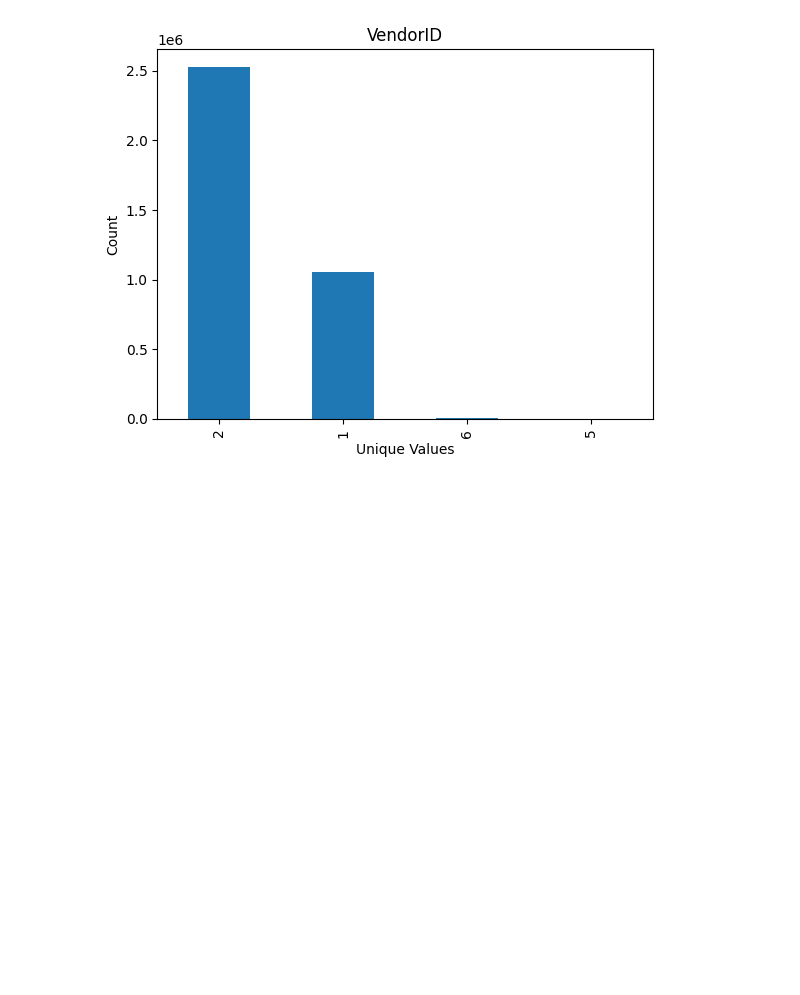
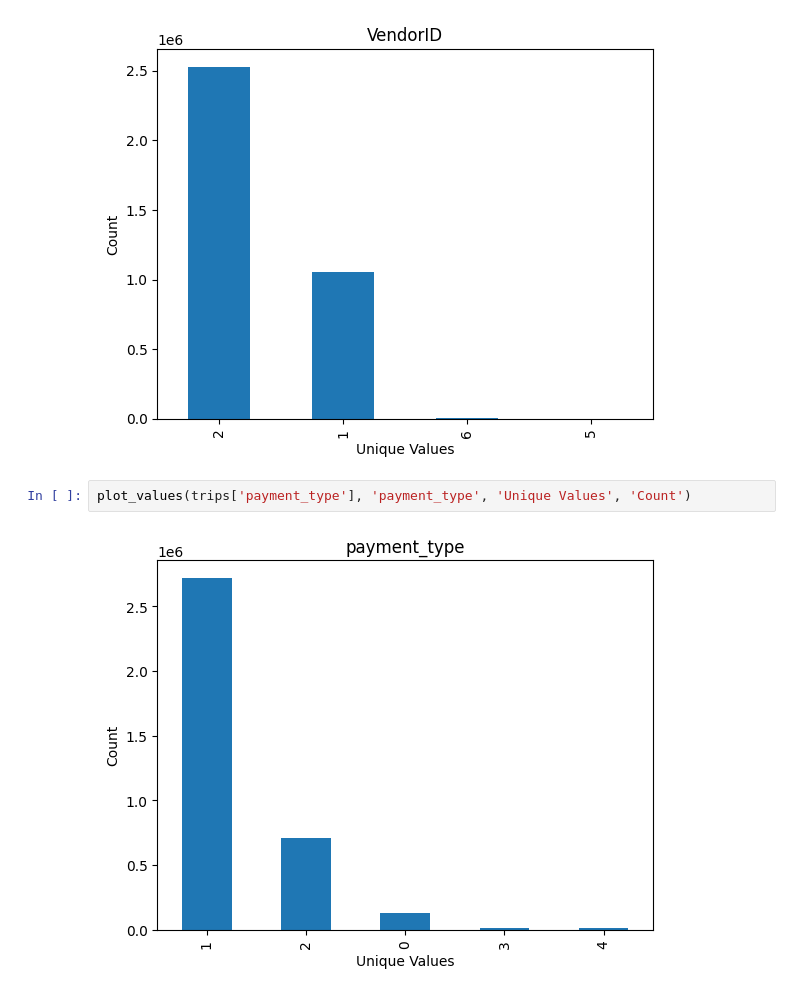
Before and after one commit to yulissateran/taxi-price-predictor, a Jupyter notebook: Taxi-Price-Predictor.ipynb, the cells around one changed output. Saved outputs shown, nothing was run; the diff lists cells and outputs as text; blank space fills up the shorter version.

```diff
--- a/Taxi-Price-Predictor.ipynb
+++ b/Taxi-Price-Predictor.ipynb
@@ -111,3 +107,7 @@ VendorID
 5         14
 Name: count, dtype: int64
 [figure]
+# %%
+plot_values(trips['payment_type'], 'payment_type', 'Unique Values', 'Count')
+# %% [output]
+[figure, added]
```
Also changed, not shown: parts of 6 cells of this notebook, 35 other files.
